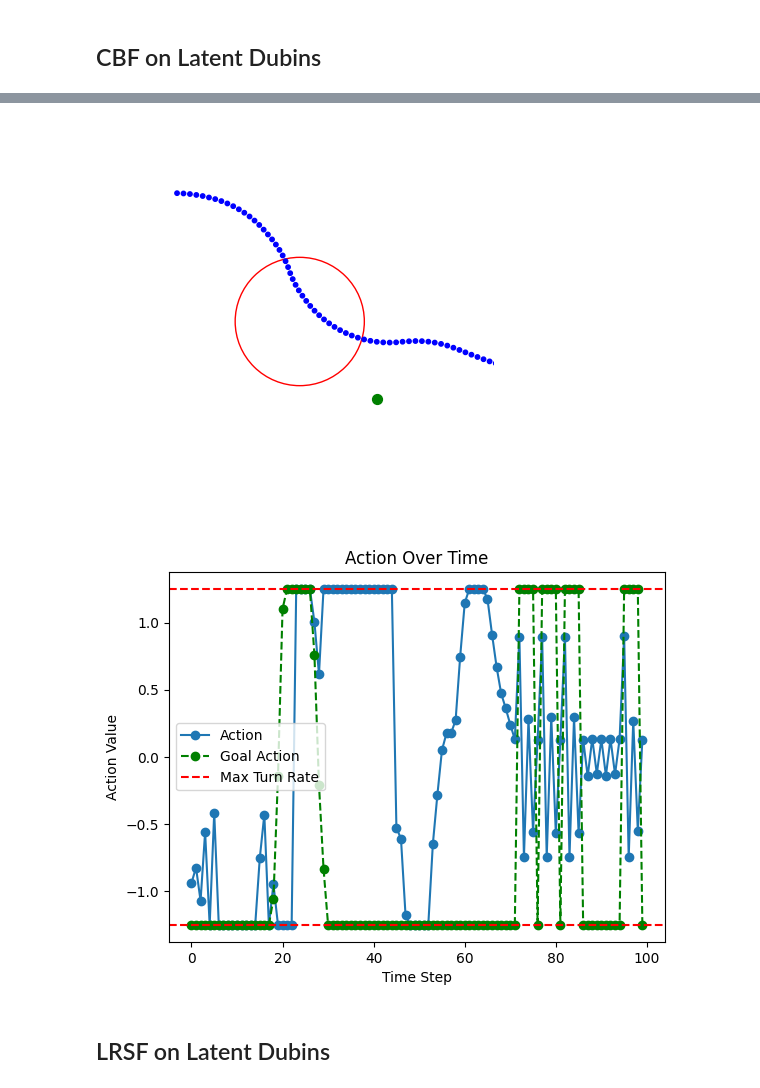
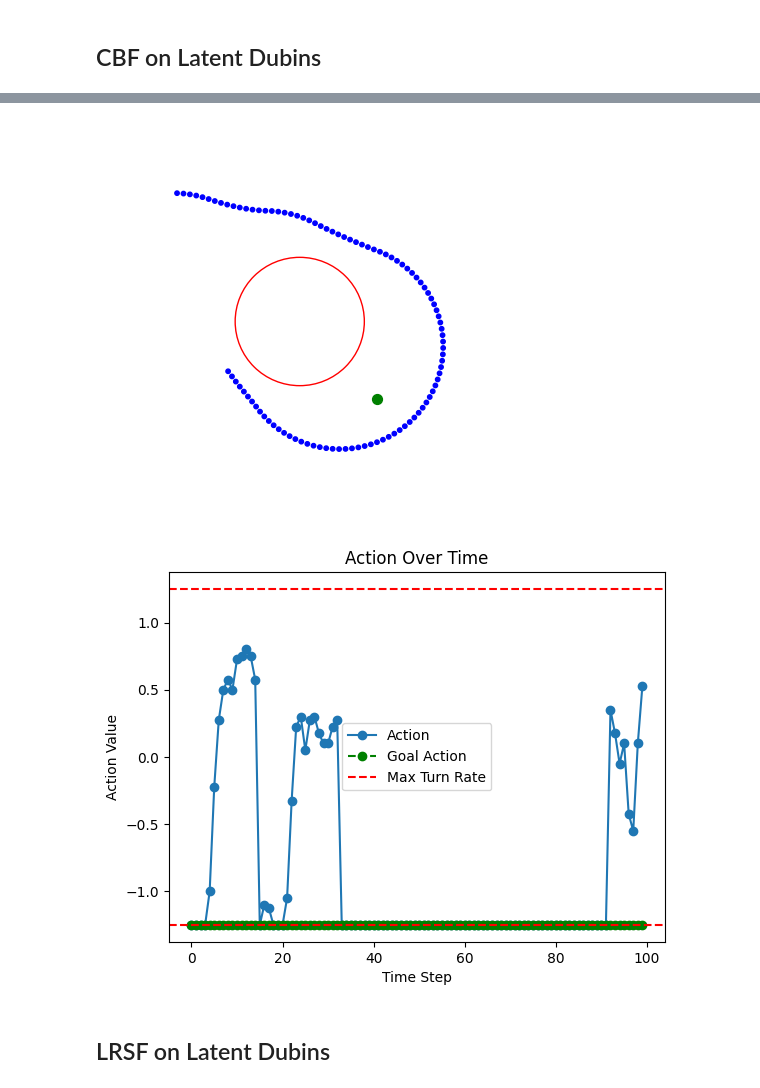
Before and after one commit to stevenwman/wm_cbf, a Jupyter notebook: policy_test.ipynb, the cells around one changed output, grey strips where cells are left out. Cells and saved outputs as stored; diff of their text form; code cells hidden in the pictures.

```diff
--- a/policy_test.ipynb
+++ b/policy_test.ipynb
@@ -63,7 +63,7 @@ goal_actions = []
 current_safe = []
 
 epsilon = 0.2
-gamma = 0.99
+gamma = 0.925
 simlen = 100
 u_min = -dubin_env.args.turnRate
 u_max = dubin_env.args.turnRate
@@ -86,8 +86,13 @@ for i in range(simlen):
     curr_safe = 1
 
     Qzs = brt.evaluate_Q(to_np(feat), u_range)
+    # print(f"Qzs: {Qzs}")
     cbf_cond = Qzs > gamma * Vz
+    # print(f"CBF Condition: {cbf_cond}")
     Qzs_valid_idx = np.where(cbf_cond)[0]
+    # print(f"u_range: {u_range.squeeze(-1).detach().cpu().numpy()}")
+
+    # import pdb; pdb.set_trace()
 
     if Qzs_valid_idx.size == 0:
         print("No valid actions found, using goal action.")
@@ -96,14 +101,17 @@ for i in range(simlen):
         # Find the action that maximizes the Q-value while satisfying the CBF condition
         Qzs_valid = Qzs[Qzs_valid_idx]
         # Find the action that minimizes the distance to the goal action
-        closest_action = np.argmin(np.abs(Qzs_valid - goal_act))
-        print(f"Closest action index: {closest_action}, Value: {Qzs_valid[closest_action]}, Goal Action: {goal_act}")
+        affordable_actions = torch.abs(u_range.squeeze(-1).masked_fill(torch.tensor(~cbf_cond, device=u_range.device), torch.inf) - goal_act)
+        # print(f"Affordable actions: {affordable_actions}")
+        closest_action = torch.argmin(affordable_actions)
+        print(f"Closest action index: {closest_action}, Value: {Qzs[closest_action]}, Goal Action: {goal_act}")
         action = u_range[closest_action][0].detach().cpu().numpy()
 
     demo, priv_state = dubin_env.forward(action)
-    feat = brt.data_to_feat(demo, action=action)
+    feat = brt.data_to_feat(demo)
     Vz = brt.evaluate_V(to_np(feat))[0]
     Lz = brt.margin_fn(feat)[0][0][0]
+    Vz = np.min([Vz, to_np(Lz)])
     safe_value = Vz = np.min([Vz, to_np(Lz)])
     dubin_env.curr_state = priv_state  # Update the current state in the environment
 
@@ -171,5 +179,5 @@ Step 100: Pstate: [ 3.43 -0.03  0.2 ], Goal: -2.94, Action: 0.12999999523162842,
-[figure, old version]
+[figure, new version]
-[figure, old version]
+[figure, new version]
 # %% [markdown]
 ## LRSF on Latent Dubins
 # %%
```
Also changed, not shown: parts of 1 cell of this notebook.
